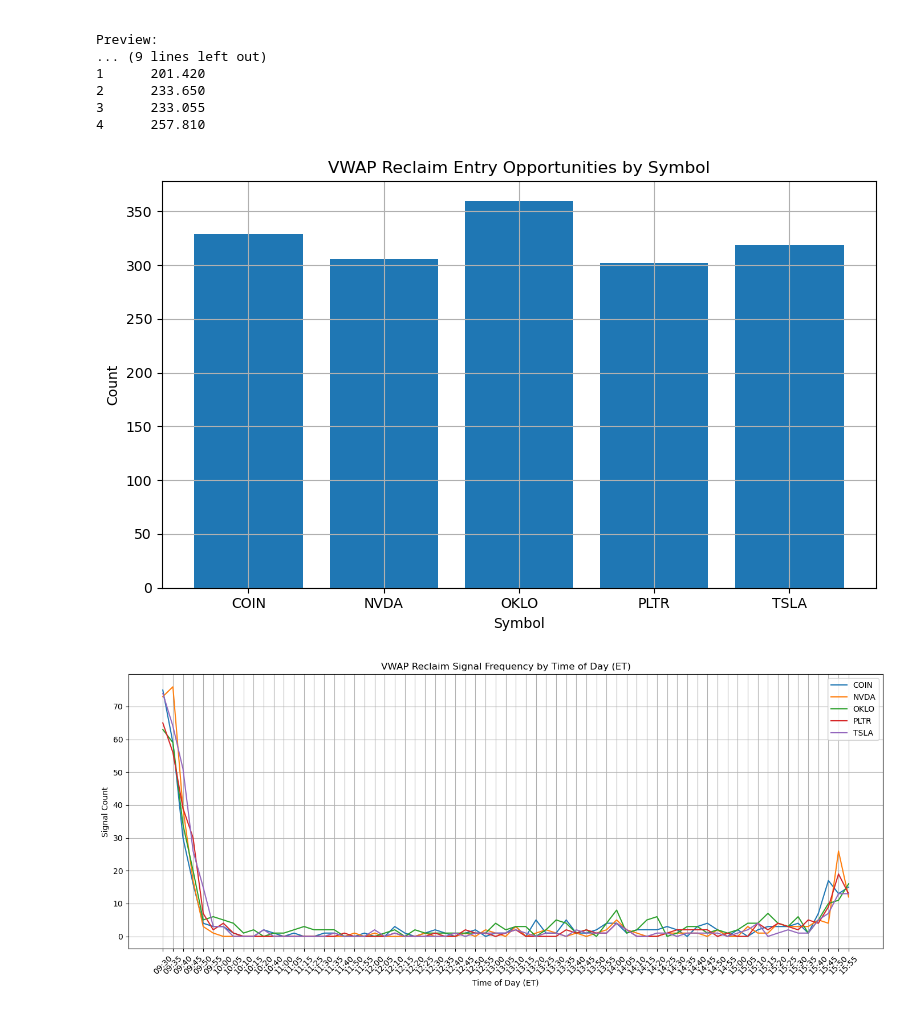
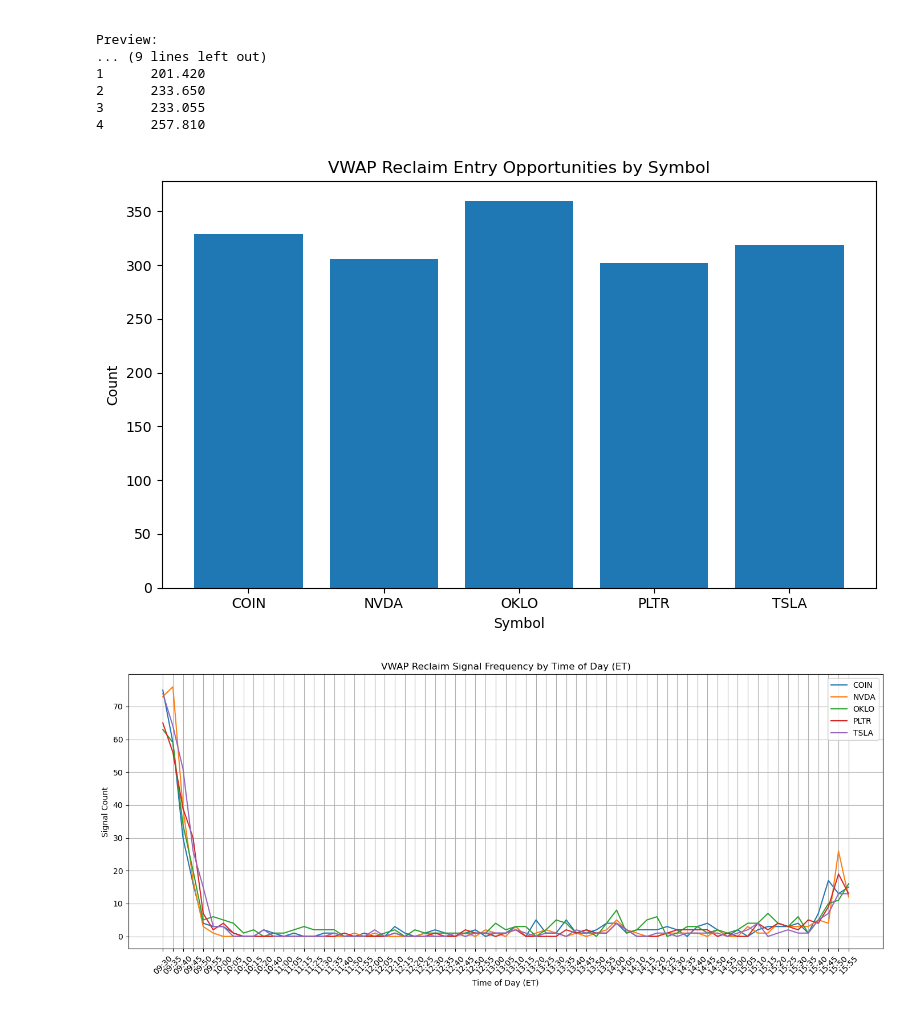
Before and after one commit to navanodonavan/Adaptive_Scalping_Parameter_Optimizer_ML_MSAAI590, a Jupyter notebook: 0.1 EDA Feature Engineering.ipynb, the cells around one changed output. Cells and saved outputs as stored; diff of their text form; code cells hidden in the pictures.

```diff
--- a/0.1 EDA Feature Engineering.ipynb
+++ b/0.1 EDA Feature Engineering.ipynb
@@ -316,9 +316,9 @@ tr = pd.concat(
      (df["low"] - prev_close).abs(),
     ],axis=1,).max(axis=1)
 
-# use 12 for 2 hours
-df["atr_12"] = tr.groupby(df["symbol"]).rolling(12, min_periods=12).mean().reset_index(level=0, drop=True)
-df["atr_pct_12"] = df["atr_12"] / df["close"]
+# use 18 for 90 minutes
+df["atr_18"] = tr.groupby(df["symbol"]).rolling(18, min_periods=18).mean().reset_index(level=0, drop=True)
+df["atr_pct_18"] = df["atr_18"] / df["close"]
 
 # 5 minute, 15 minute, 30 minute, 60 minute, 90 minute, 120 minute returns
 df["ret_1"] = np.log(df["close"] / df.groupby("symbol")["close"].shift(1))
@@ -336,14 +336,14 @@ df["lower_wick_pct"] = (df[["open", "close"]].min(axis=1) - df["low"]) / df["clo
 
 # VWAP distance
 df["vwap_dist"] = (df["close"] - df["vwap_session"]) / df["close"]
-df["vwap_dist_atr"] = (df["close"] - df["vwap_session"]) / df["atr_12"]
+df["vwap_dist_atr"] = (df["close"] - df["vwap_session"]) / df["atr_18"]
 
 # Volume impulse, 90 minutes of data
 vol_ma18 = df.groupby("symbol")["volume"].rolling(18, min_periods=18).mean().reset_index(level=0, drop=True)
 df["vol_ratio_18"] = df["volume"] / vol_ma18
 
-# Realized volatility, 60 minutes
-df["rv_12"] = df.groupby("symbol")["ret_1"].rolling(12, min_periods=12).std().reset_index(level=0, drop=True)
+# Realized volatility, 90 minutes
+df["rv_18"] = df.groupby("symbol")["ret_1"].rolling(18, min_periods=18).std().reset_index(level=0, drop=True)
 
 # Time of Day for cyclical  patterns
 minutes = df["ts_ny"].dt.hour * 60 + df["ts_ny"].dt.minute
@@ -517,8 +517,8 @@ entries = pd.DataFrame({
 })
 
 # confirm required features exist for trade simulation
-needed_signal = ["atr_12", "vol_ratio_18", "vwap_session", "ret_1"]
-needed_entry = ["atr_12"]
+needed_signal = ["atr_18", "vol_ratio_18", "vwap_session", "ret_1"]
+needed_entry = ["atr_18"]
 
 # remove rows with missing indicators
 ok_signal = df.loc[entries["i_signal"], needed_signal].notna().all(axis=1).values
@@ -552,16 +552,17 @@ Preview:
 # %%
 # visualize entries by stock
 entry_counts = entries["symbol"].value_counts().sort_index()
 
 plt.figure(figsize=(8, 5))
 plt.bar(entry_counts.index, entry_counts.values)
 plt.title("VWAP Reclaim Entry Opportunities by Symbol")
 plt.xlabel("Symbol")
 plt.ylabel("Count")
+plt.grid(False)
 plt.tight_layout()
 plt.show()
 # %% [output]
-[figure, old version]
+[figure, new version]
 # %%
 # visualize VWAP Reclaim entries by Time of Day
 temp_entries = entries.copy()
```
Also changed, not shown: parts of 15 cells of this notebook.
